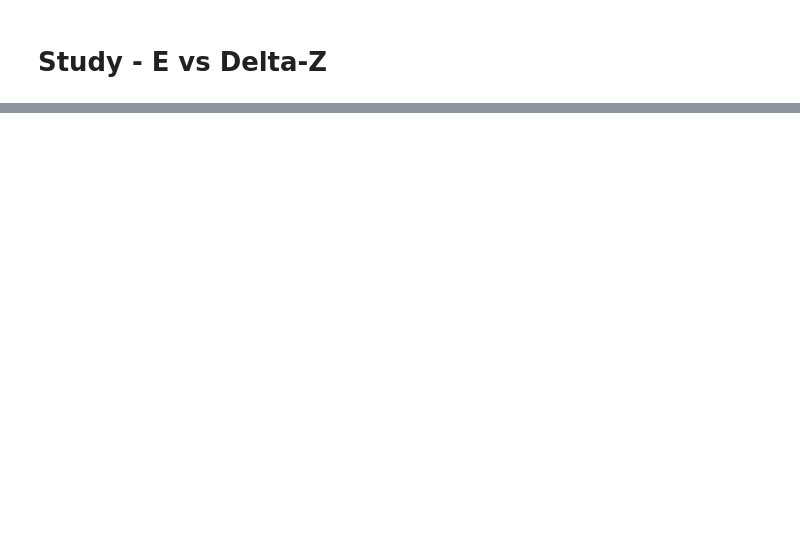
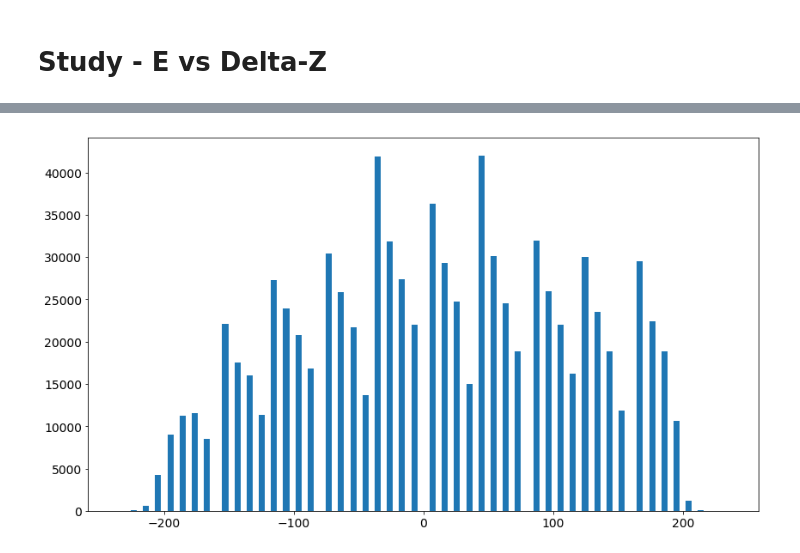
Before and after one commit to jahernando/ICAROSNB, a Jupyter notebook: JAH/csth/ana/ana_esum.ipynb, the cells around one changed output, grey strips where cells are left out. Cells and saved outputs as stored; diff of their text form; code cells hidden in the pictures; blank space fills up the shorter version.

```diff
--- a/JAH/csth/ana/ana_esum.ipynb
+++ b/JAH/csth/ana/ana_esum.ipynb
@@ -85,2 +89,4 @@ xsel = in_range(esum.e, 100e3, 800e3)
 # %%
-plt.hist(esum.y1[xsel], 100);
+plt.hist(esum.y1, 100);
+# %% [output]
+[figure, added]
```
Also changed, not shown: parts of 7 cells of this notebook, 30 other files.
